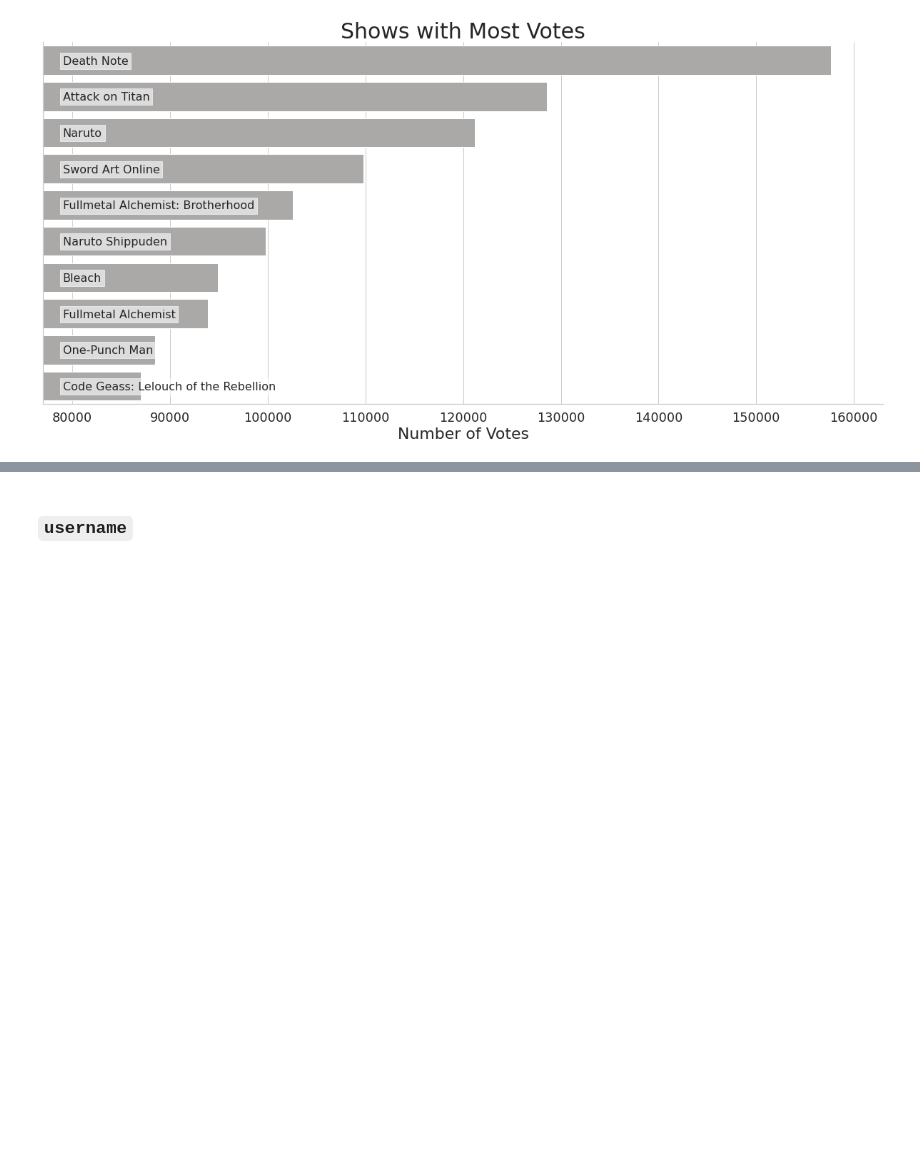
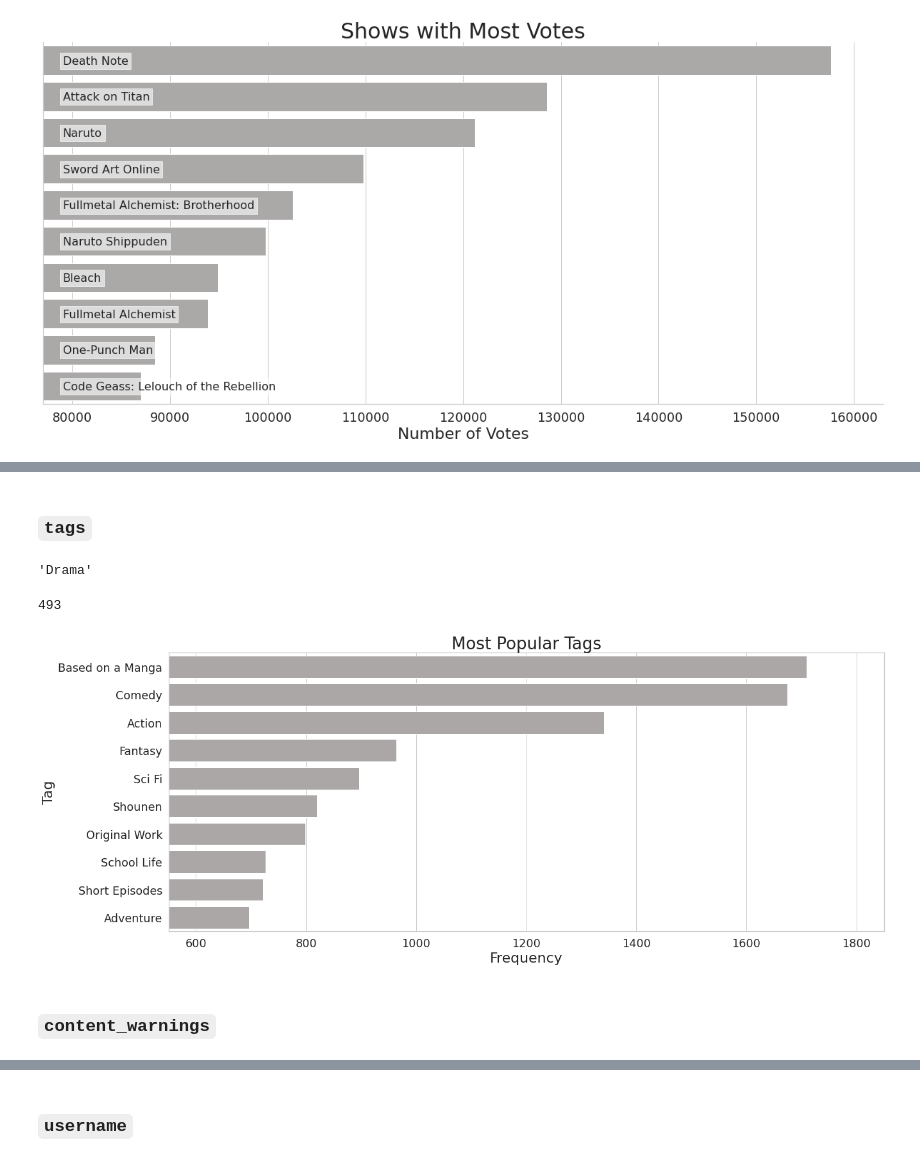
Before and after one commit to alancmathew/anime-recommendation-engine, a Jupyter notebook: notebooks/08_univariateAnalysis.ipynb, the cells around one changed output, grey strips where cells are left out. Saved outputs shown, nothing was run; the diff lists cells and outputs as text; code cells hidden in the pictures; blank space fills up the shorter version.

```diff
--- a/notebooks/08_exploratoryDataAnalysis.ipynb
+++ b/notebooks/08_univariateAnalysis.ipynb
@@ -242,0 +239,29 @@ plt.show()
+# %% [markdown]
+### `tags`
+# %%
+tags_df = anime[['title', 'tags']].set_index('title')
+# %%
+tags_df = tags_df.explode('tags').reset_index()
+# %%
+tags_df['tags'][0]
+# %% [output]
+'Drama'
+# %%
+tags_df['tags'].nunique()
+# %% [output]
+493
+# %%
+fig = plt.figure(figsize=(20, 8))
+sns.set_theme(font_scale=1.6, style='whitegrid')
+sns.countplot(y='tags', data=tags_df,
+              order=tags_df['tags'].value_counts().iloc[:10].index,
+              color=grey, saturation=1)
+plt.title('Most Popular Tags', fontdict={'fontsize':26})
+plt.xlabel('Frequency', fontdict={'fontsize':22})
+plt.ylabel('Tag', fontdict={'fontsize':22})
+plt.xlim(550, 1850)
+plt.show()
+# %% [output]
+[figure, added]
+# %% [markdown]
+### `content_warnings`
```
Also changed, not shown: parts of 36 cells of this notebook, 4 other files.
